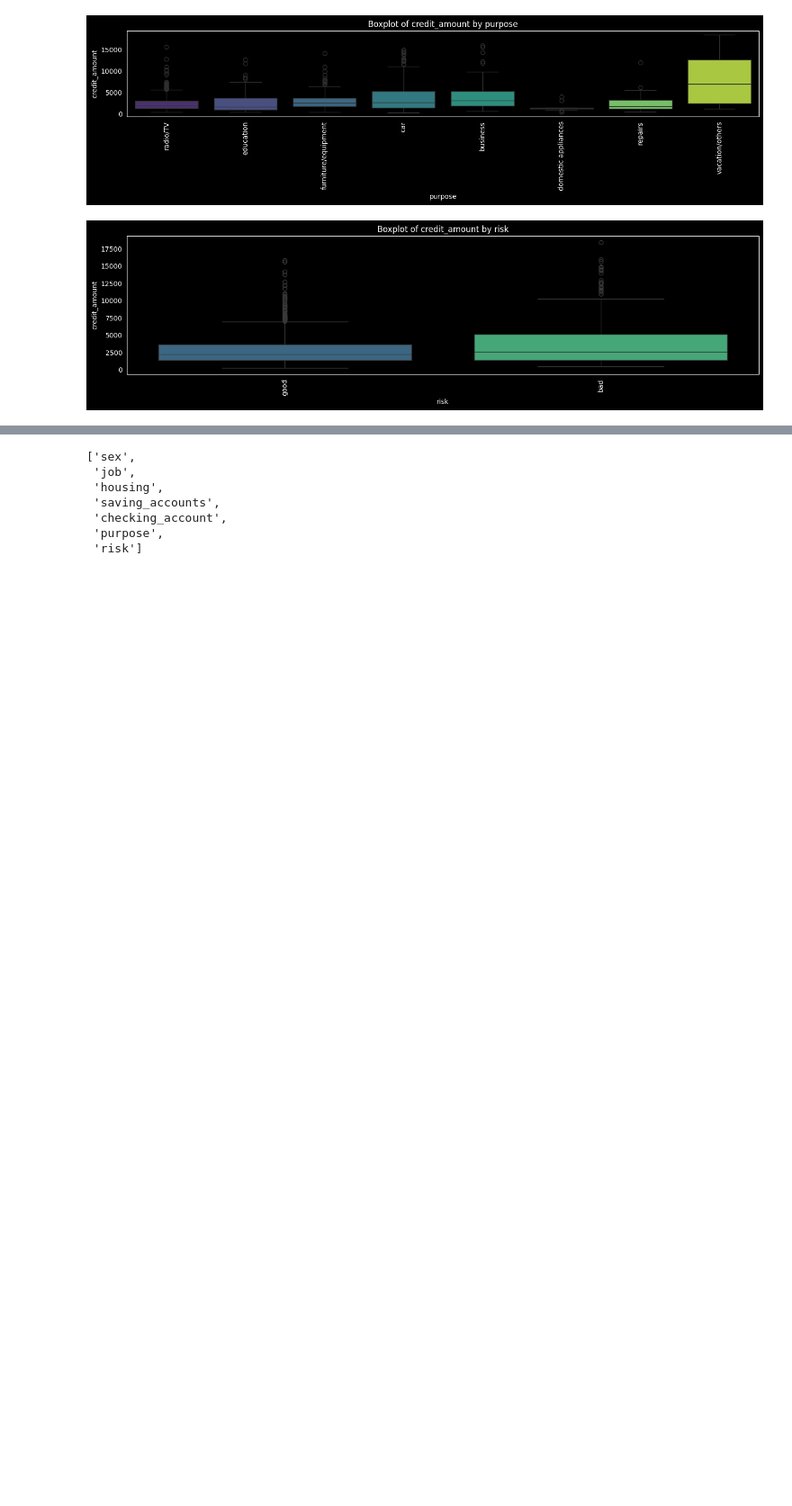
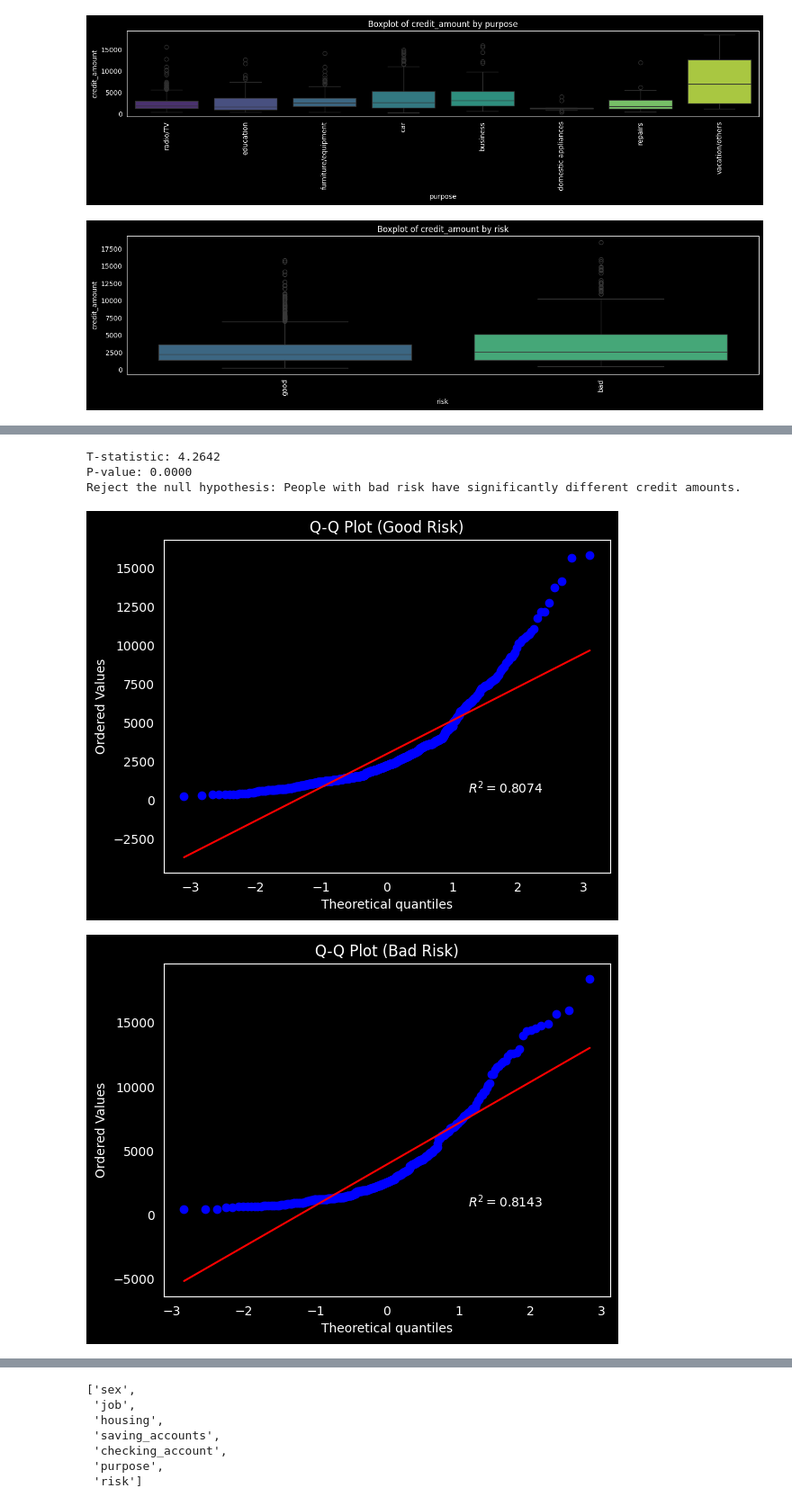
Before and after one commit to stephenjera/Kaggle-Projects, a Jupyter notebook: german_credit_risk/eda.ipynb, the cells around one changed output, grey strips where cells are left out. Shown at 90% size. Cells and saved outputs as stored; diff of their text form; code cells hidden in the pictures; blank space fills up the shorter version.

Commit message:
Added hypothesis testing to EDA

```diff
--- a/german_credit_risk/eda.ipynb
+++ b/german_credit_risk/eda.ipynb
@@ -222,0 +260,41 @@ for idx, cat in enumerate(categorical_columns):
+# %%
+# Split data into two groups
+good_risk = df[df["risk"] == "good"]["credit_amount"]
+bad_risk = df[df["risk"] == "bad"]["credit_amount"]
+
+# Perform independent two-sample T-test
+t_stat, p_value = stats.ttest_ind(
+    bad_risk, good_risk, equal_var=False
+)  # Welch’s T-test
+
+# Print results
+print(f"T-statistic: {t_stat:.4f}")
+print(f"P-value: {p_value:.4f}")
+
+# Interpretation
+alpha = 0.05
+if p_value < alpha:
+    print(
+        "Reject the null hypothesis: People with bad risk have significantly different credit amounts."
+    )
+else:
+    print(
+        "Fail to reject the null hypothesis: No significant difference in credit amounts between good and bad risk groups."
+    )
+# %% [output]
+T-statistic: 4.2642
+P-value: 0.0000
+Reject the null hypothesis: People with bad risk have significantly different credit amounts.
+# %%
+# Q-Q (Quantile-Quantile) Plot for Good Risk
+stats.probplot(good_risk, dist="norm", plot=plt, rvalue=True)
+plt.title("Q-Q Plot (Good Risk)")
+plt.show()
+
+# Q-Q (Quantile-Quantile) Plot for Bad Risk
+stats.probplot(bad_risk, dist="norm", plot=plt,rvalue=True)
+plt.title("Q-Q Plot (Bad Risk)")
+plt.show()
+# %% [output]
+[figure, added]
+[figure, added]
```
Also changed, not shown: parts of 16 cells of this notebook.
